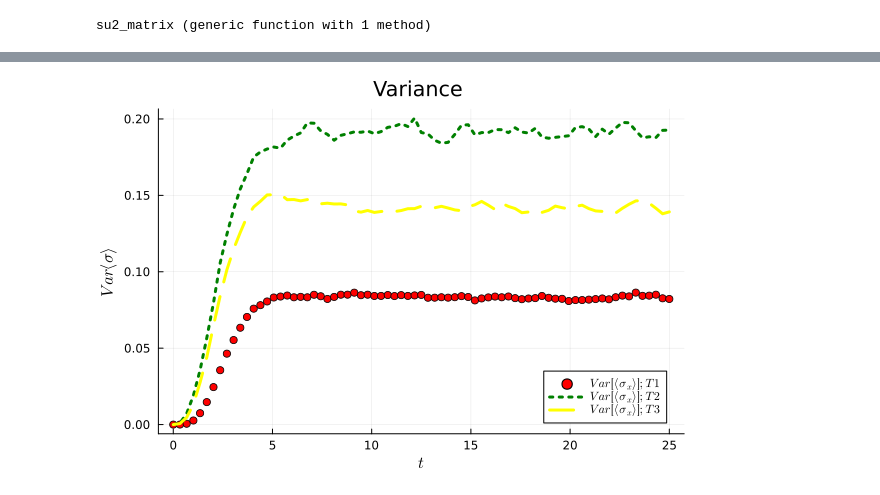
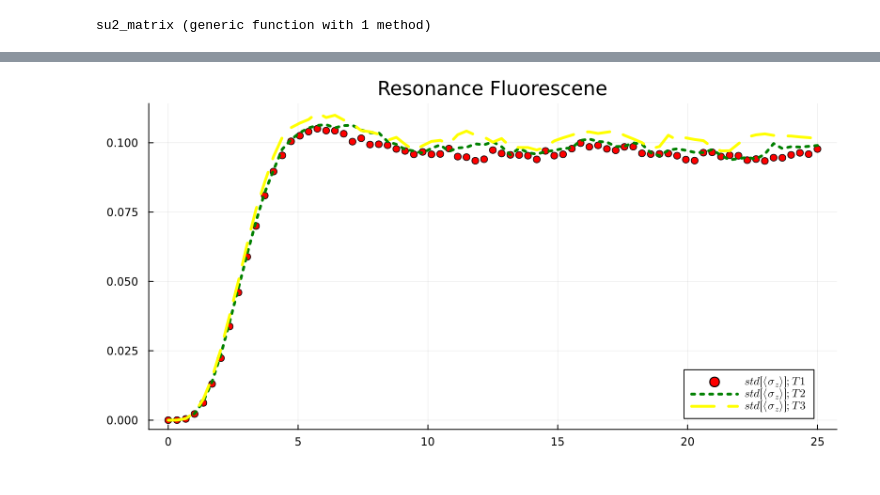
Before and after one commit to Ste1nb0cK/BackAction.jl, a Jupyter notebook: notebooks/NewUnravelings.ipynb, the cells around one changed output, grey strips where cells are left out. Drawn from its saved outputs; the diff is of its cells as text; code cells hidden in the pictures.

```diff
--- a/notebooks/NewUnravelings.ipynb
+++ b/notebooks/NewUnravelings.ipynb
@@ -95,9 +95,9 @@ su2_matrix (generic function with 1 method)
 H = 0.5*delta*BackAction.sigma_z + 0.5*omega*BackAction.sigma_x
 L1 = sqrt(gamma*(nbar+1))*BackAction.sigma_m
 L2 = sqrt(gamma*(nbar))*BackAction.sigma_p
-T1 = su2_matrix(rand(), rand(), rand())
-T2 = su2_matrix(rand(), rand(), rand())
-T3 = su2_matrix(rand(), rand(), rand())
-alphas = [0.0 + 0.0im; 0.0 + 0.0im]
+T1 = su2_matrix(0.0, 0.0, 0.0)
+T2 = su2_matrix(0.3, 0.0, 0.0)
+T3 = su2_matrix(0.5, 0.0, 0.0)
+alphas = [1.0 + 0.0im; 1.0 + 0.0im]
 # %% [output]
 2-element Vector{ComplexF64}:
@@ -106,12 +106,9 @@ alphas = [0.0 + 0.0im; 0.0 + 0.0im]
 # %%
-function get_r_sample_rf(T)
+function get_r_sample(T)
     sys = System(H, [L1, L2], T, alphas)
     # Problem definition
-    prob_sys = generate_trajectoryproblem(sys, params, t_eval; progbar=false)
-    ensemble_problem = EnsembleProblem(prob_sys, prob_func=prob_func)
-    # solver
     @time begin
-    sim = solve(ensemble_problem, trajectories = params.ntraj);
+    sim = get_sol_jumps(sys, params, t_eval);
     end
     # observable evaluation
     r_sample = Array{Float64}(undef, 3, ntimes,params.ntraj)
@@ -131,6 +159,6 @@ get_r_sample_rf (generic function with 1 method)
 # %%
 # Parameters definition and problem initialization
-r_sample1 = get_r_sample_rf(T1);
-r_sample2 = get_r_sample_rf(T2);
-r_sample3 = get_r_sample_rf(T3);
+r_sample1 = get_r_sample(T1);
+r_sample2 = get_r_sample(T2);
+r_sample3 = get_r_sample(T3);
 # %% [output]
@@ -182,24 +210,24 @@ plot!(t_eval, dropdims(mean(r_sample3[1, :, :], dims=2), dims=2), label=L"E[\lan
 # %%
 # T1
-#scatter(t_eval, dropdims(std(r_sample1[3, :, :], dims=2), dims=2), label=L"std[\langle\sigma_z\rangle]; T1", linewidth=3.0, color="red",
-#    title="Resonance Fluorescene", size=(800, 400))
+scatter(t_eval, dropdims(std(r_sample1[3, :, :], dims=2), dims=2), label=L"std[\langle\sigma_z\rangle]; T1", linewidth=3.0, color="red",
+    title="Resonance Fluorescene", size=(800, 400))
 #scatter!(t_eval, dropdims(std(r_sample1[2, :, :], dims=2), dims=2), label=L"std[\langle\sigma_y\rangle]; T1", linewidth=3, color="red",
 #        )
-scatter(t_eval, dropdims(var(r_sample1[1, :, :], dims=2), dims=2), label=L"Var[\langle\sigma_x\rangle]; T1", linewidth=3, color="red",
-        title="Variance ")
+#scatter(t_eval, dropdims(var(r_sample1[1, :, :], dims=2), dims=2), label=L"Var[\langle\sigma_x\rangle]; T1", linewidth=3, color="red",
+#        title="Variance ")
 # T2
-#plot!(t_eval, dropdims(std(r_sample2[3, :, :], dims=2), dims=2), label=L"std[\langle\sigma_z\rangle]; T2", linewidth=3, color="green",
-#    title="Resonance Fluorescene", size=(800, 400), line=:dot)
+plot!(t_eval, dropdims(std(r_sample2[3, :, :], dims=2), dims=2), label=L"std[\langle\sigma_z\rangle]; T2", linewidth=3, color="green",
+    title="Resonance Fluorescene", size=(800, 400), line=:dot)
 #plot!(t_eval, dropdims(std(r_sample2[2, :, :], dims=2), dims=2), label=L"std[\langle\sigma_y\rangle]; T2", linewidth=3, color="green",
 #    line=:dot)
-plot!(t_eval, dropdims(var(r_sample2[1, :, :], dims=2), dims=2), label=L"Var[\langle\sigma_x\rangle]; T2", linewidth=3, color="green",
-    line=:dot)
+#plot!(t_eval, dropdims(var(r_sample2[1, :, :], dims=2), dims=2), label=L"Var[\langle\sigma_x\rangle]; T2", linewidth=3, color="green",
+#    line=:dot)
 #T3
-#plot!(t_eval, dropdims(std(r_sample3[3, :, :], dims=2), dims=2), label=L"std[\langle\sigma_z\rangle]; T3", linewidth=3, color="yellow",
-#    title="Resonance Fluorescene", size=(800, 400), line=:dash)
+plot!(t_eval, dropdims(std(r_sample3[3, :, :], dims=2), dims=2), label=L"std[\langle\sigma_z\rangle]; T3", linewidth=3, color="yellow",
+    title="Resonance Fluorescene", size=(800, 400), line=:dash)
 #plot!(t_eval, dropdims(std(r_sample3[2, :, :], dims=2), dims=2), label=L"std[\langle\sigma_y\rangle]; T3", linewidth=3, color="yellow",
 #    line=:dash)
-plot!(t_eval, dropdims(var(r_sample3[1, :, :], dims=2), dims=2), label=L"Var[\langle\sigma_x\rangle]; T3", linewidth=3, color="yellow",
-    line=:dash, xlabel=L"t", ylabel=L"Var\langle\sigma\rangle")
+#plot!(t_eval, dropdims(var(r_sample3[1, :, :], dims=2), dims=2), label=L"Var[\langle\sigma_x\rangle]; T3", linewidth=3, color="yellow",
+#    line=:dash, xlabel=L"t", ylabel=L"Var\langle\sigma\rangle")
 # %% [output]
-[figure, old version]
+[figure, new version]
```
Also changed, not shown: parts of 13 cells of this notebook, 2 other files.
